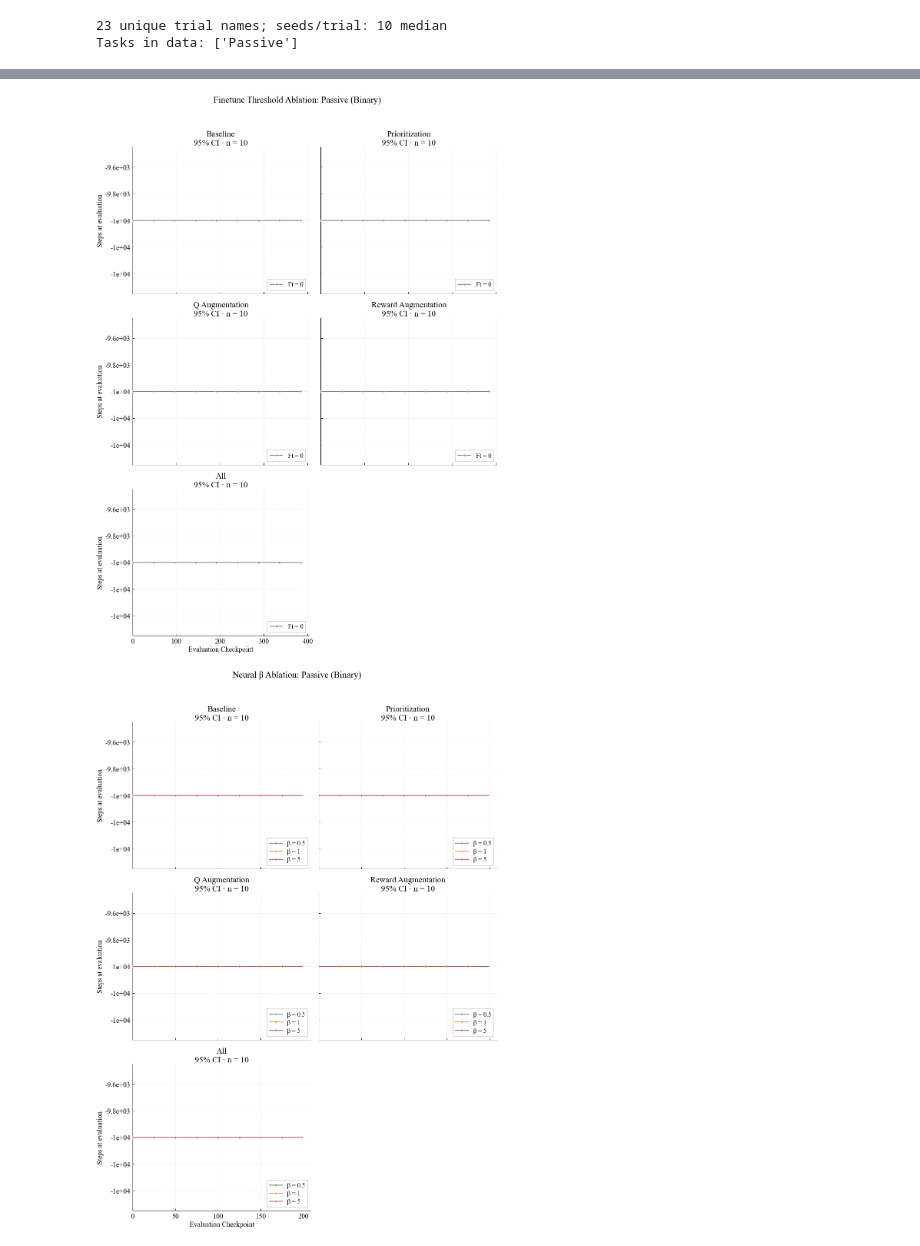
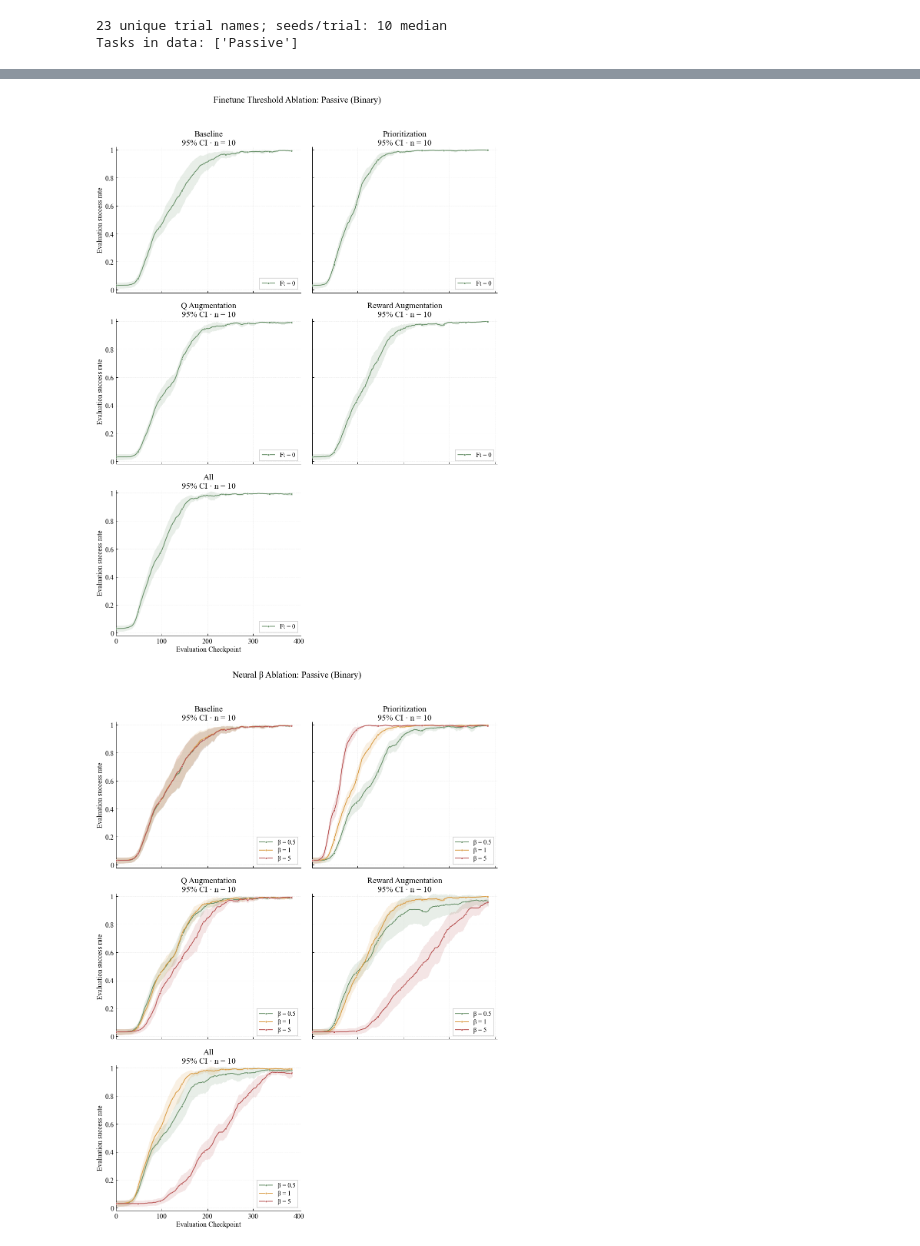
Before and after one commit to your-profile/OfflineNeuroloop, a Jupyter notebook: src/results/graphs_finetune.ipynb, the cells around one changed output, grey strips where cells are left out. Saved outputs shown, nothing was run; the diff lists cells and outputs as text; code cells hidden in the pictures.

```diff
--- a/src/results/graphs_finetune.ipynb
+++ b/src/results/graphs_finetune.ipynb
@@ -68,12 +68,12 @@ CONDITIONS_TO_PLOT = [
     "All-PER",
 ]
 # %%
-DATA_FILE = "robotPassive_binary_PER.csv"
+DATA_FILE = "robotPassive_ternary_PER.csv"
 GRANULARITY = "binary" #DATA_FILE.split("_")[2]
 ERROR_BAND = "ci95"  # "sem", "std", or "ci95"
 # %%
 SEED_COLUMN = "parameters_experiment_random_state"
-METRIC = "results_steps"
+METRIC = "results_success_rate"
 METRIC_LABELS = {
     "results_success_rate": "Evaluation success rate",
     "results_total_reward": "Mean evaluation return",
@@ -1371,19 +1355,19 @@ def plot_conditions_at_each_ft(
 # Finetune-threshold ablations
 plot_finetune_threshold_ablation(agg, min_lines=1)
 # %% [output]
-[figure, old version]
+[figure, new version]
 # %%
 # Model-noise ablations
 plot_ablation_for_each_task(
     agg,
     ablation_kind="beta",
     min_lines=1,
     ft=0.0,
     start_idx=0,
-    end_idx=200,
+    end_idx=400,
 )
 # %% [output]
-[figure, old version]
+[figure, new version]
 # %%
 # Neural-β ablations
 plot_ablation_for_each_task(
```
Also changed, not shown: parts of 8 cells of this notebook, 32 other files.
